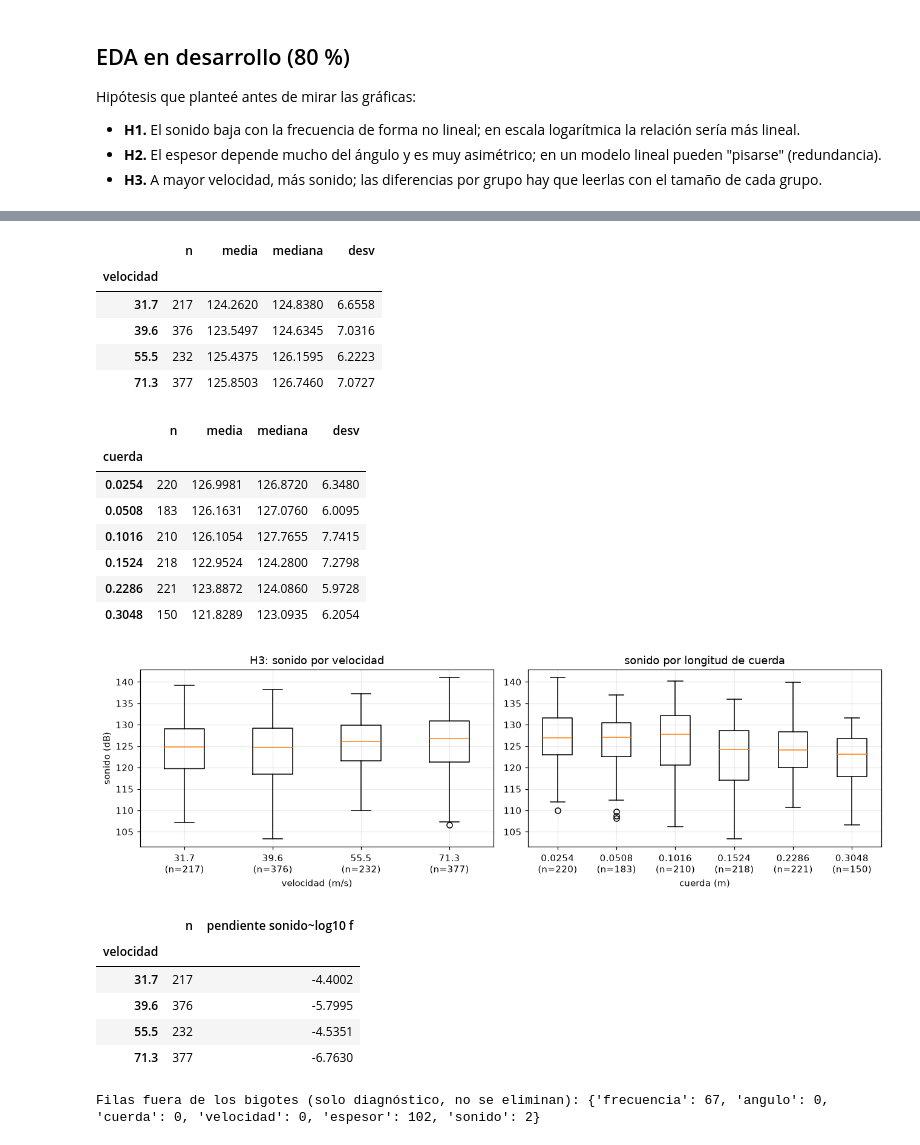
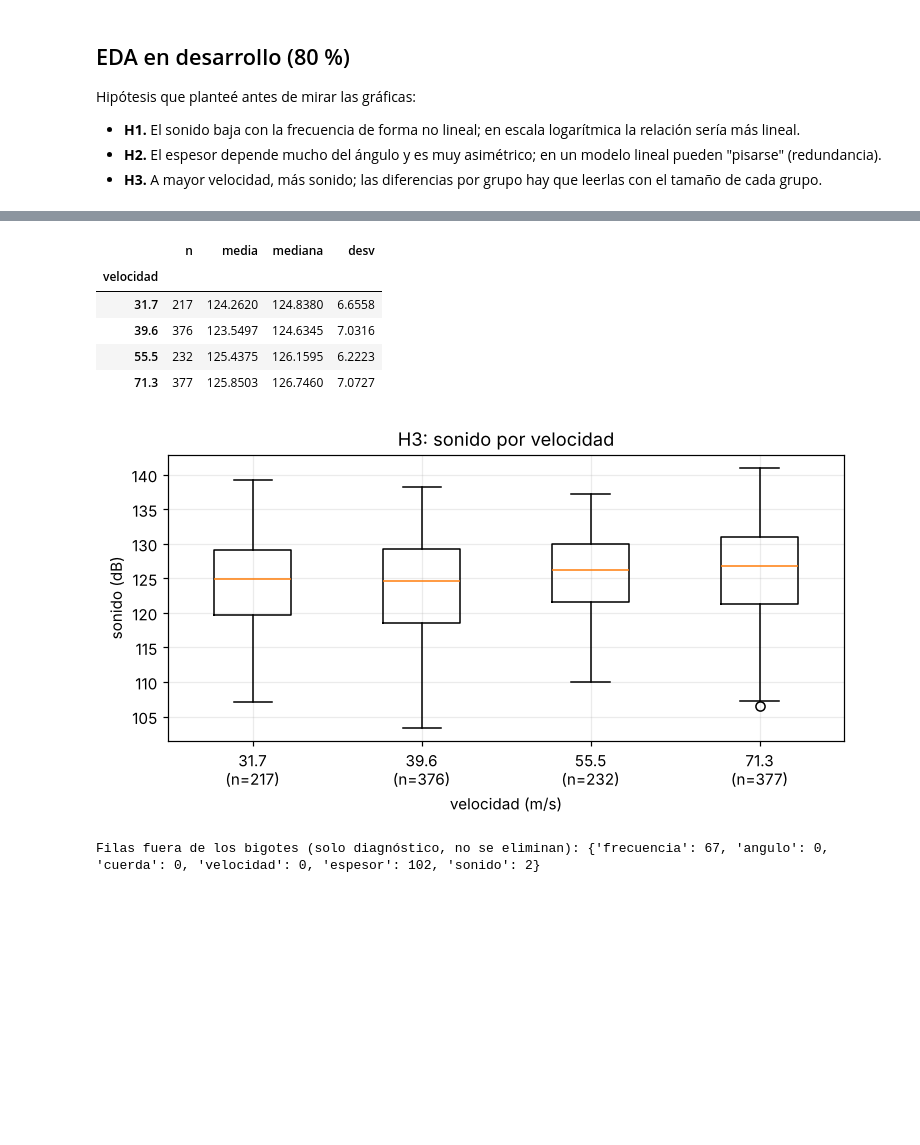
Before and after one commit to Simpplay/Taller_1_Aprendizaje_Automatico, a Jupyter notebook: 02_regresion_airfoil.ipynb, the cells around one changed output, grey strips where cells are left out. Cells and saved outputs as stored; diff of their text form; code cells hidden in the pictures; blank space fills up the shorter version.

```diff
--- a/02_regresion_airfoil.ipynb
+++ b/02_regresion_airfoil.ipynb
@@ -128,17 +123,12 @@ duplicados exactos quedarían del mismo lado. Como hay 0 duplicados, esto es igu
 # %%
-# cada fila recibe un "grupo" = hash de sus valores; filas idénticas tendrían el mismo grupo
-texto_fila = df.astype(str).agg("|".join, axis=1)
-grupo = texto_fila.map(lambda s: hashlib.md5(s.encode()).hexdigest())
-grupos = grupo.unique()
-g_dev, g_test = train_test_split(grupos, test_size=0.2, random_state=SEED, shuffle=True)
-particion = pd.Series(np.where(grupo.isin(set(g_test)), "prueba", "desarrollo"), index=df.index, name="particion")
-manifiesto = pd.DataFrame({"particion": particion, "grupo_duplicado": grupo})
-manifiesto.to_csv(RES / "p6_particiones.csv")
-dev = df[particion == "desarrollo"].copy()
-test = df[particion == "prueba"].copy()
+id_dev, id_test = train_test_split(df.index.to_numpy(), test_size=0.2, random_state=SEED, shuffle=True)
+particion = pd.Series("desarrollo", index=df.index, name="particion")
+particion[id_test] = "prueba"
+particion.to_frame().to_csv(RES / "p6_particiones.csv")
+dev = df.loc[particion == "desarrollo"].copy()
+test = df.loc[particion == "prueba"].copy()
 assert set(dev.index).isdisjoint(test.index) and len(dev) + len(test) == len(df)
-assert manifiesto.groupby("grupo_duplicado").particion.nunique().max() == 1
-display(manifiesto.particion.value_counts().to_frame("filas"))
+display(particion.value_counts().to_frame("filas"))
 # Desde aquí no vuelvo a mirar `test` hasta la sección 6c.
 # %% [output]
 |  | filas |
@@ -238,48 +228,22 @@ plt.show()
 # %%
-# Análisis por grupos: velocidad y cuerda (con tamaño de grupo)
+# Análisis por grupos: sonido por velocidad (con tamaño de grupo)
 por_velocidad = dev.groupby("velocidad").sonido.agg(n="size", media="mean", mediana="median", desv="std")
-por_cuerda = dev.groupby("cuerda").sonido.agg(n="size", media="mean", mediana="median", desv="std")
 display(por_velocidad)
-display(por_cuerda)
-fig, axes = plt.subplots(1, 2, figsize=(12, 3.8))
-axes[0].boxplot([dev.sonido[dev.velocidad == v] for v in por_velocidad.index],
-                tick_labels=[f"{v}\n(n={n})" for v, n in por_velocidad.n.items()])
-axes[0].set(xlabel="velocidad (m/s)", ylabel="sonido (dB)", title="H3: sonido por velocidad")
-axes[1].boxplot([dev.sonido[dev.cuerda == v] for v in por_cuerda.index],
-                tick_labels=[f"{v:.4f}\n(n={n})" for v, n in por_cuerda.n.items()])
-axes[1].set(xlabel="cuerda (m)", title="sonido por longitud de cuerda")
+fig, ax = plt.subplots(figsize=(7, 3.8))
+ax.boxplot([dev.sonido[dev.velocidad == v] for v in por_velocidad.index],
+           tick_labels=[f"{v}\n(n={n})" for v, n in por_velocidad.n.items()])
+ax.set(xlabel="velocidad (m/s)", ylabel="sonido (dB)", title="H3: sonido por velocidad")
 plt.tight_layout()
 plt.savefig(RES / "p6_grupos.png", bbox_inches="tight")
 plt.show()
-
-# pendiente de sonido contra log10(frecuencia) dentro de cada velocidad
-pendientes = []
-for v, g in dev.groupby("velocidad"):
-    pendiente = np.polyfit(np.log10(g.frecuencia), g.sonido, 1)[0]
-    pendientes.append({"velocidad": v, "n": len(g), "pendiente sonido~log10 f": pendiente})
-display(pd.DataFrame(pendientes).set_index("velocidad"))
 # %% [output]
 |  | n | media | mediana | desv |
 | velocidad |  |  |  |  |
 | 31.7 | 217 | 124.2620 | 124.8380 | 6.6558 |
 | 39.6 | 376 | 123.5497 | 124.6345 | 7.0316 |
 | 55.5 | 232 | 125.4375 | 126.1595 | 6.2223 |
 | 71.3 | 377 | 125.8503 | 126.7460 | 7.0727 |
-|  | n | media | mediana | desv |
-| cuerda |  |  |  |  |
-| 0.0254 | 220 | 126.9981 | 126.8720 | 6.3480 |
-| 0.0508 | 183 | 126.1631 | 127.0760 | 6.0095 |
-| 0.1016 | 210 | 126.1054 | 127.7655 | 7.7415 |
-| 0.1524 | 218 | 122.9524 | 124.2800 | 7.2798 |
-| 0.2286 | 221 | 123.8872 | 124.0860 | 5.9728 |
-| 0.3048 | 150 | 121.8289 | 123.0935 | 6.2054 |
-[figure, old version]
+[figure, new version]
-|  | n | pendiente sonido~log10 f |
-| velocidad |  |  |
-| 31.7 | 217 | -4.4002 |
-| 39.6 | 376 | -5.7995 |
-| 55.5 | 232 | -4.5351 |
-| 71.3 | 377 | -6.7630 |
 # %%
 # Valores fuera de los bigotes (regla 1.5 IQR): solo para mirar, NO se eliminan
 fuera_bigotes = {}
```
Also changed, not shown: parts of 11 cells of this notebook, 40 other files.
